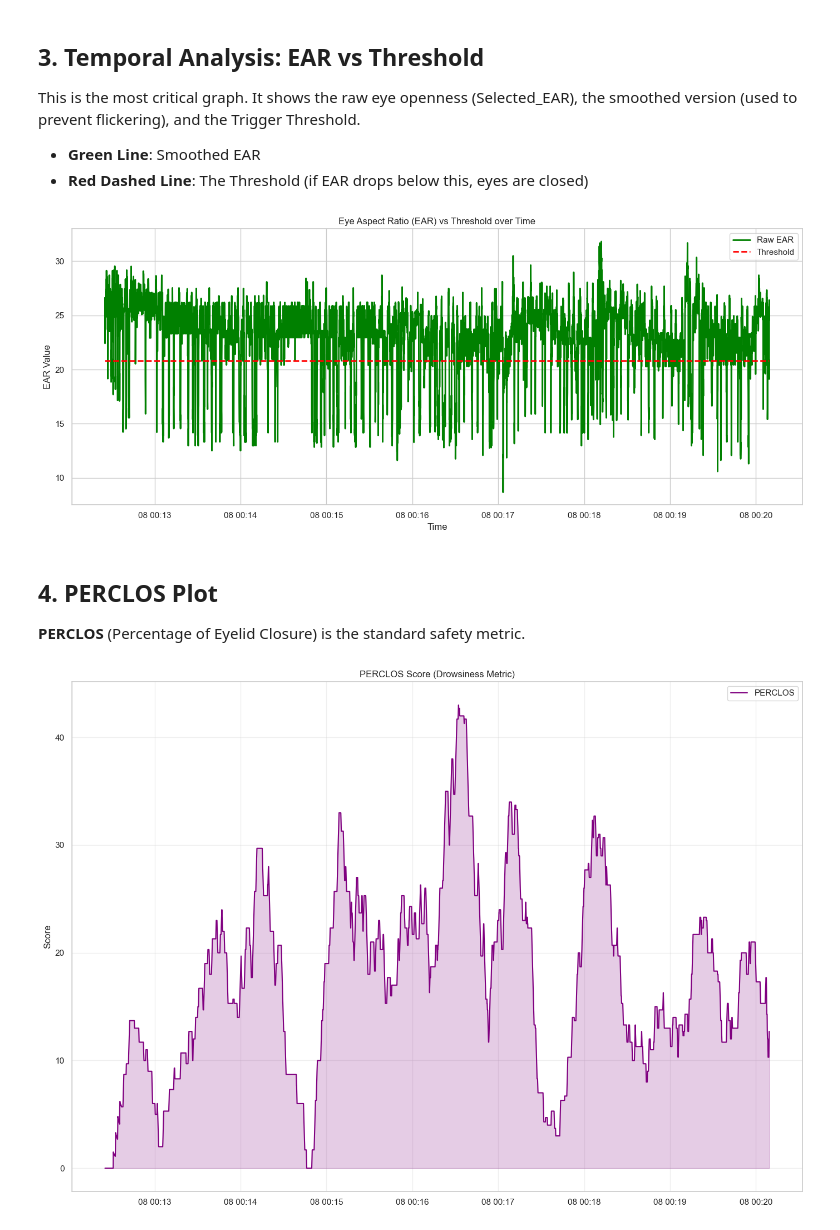
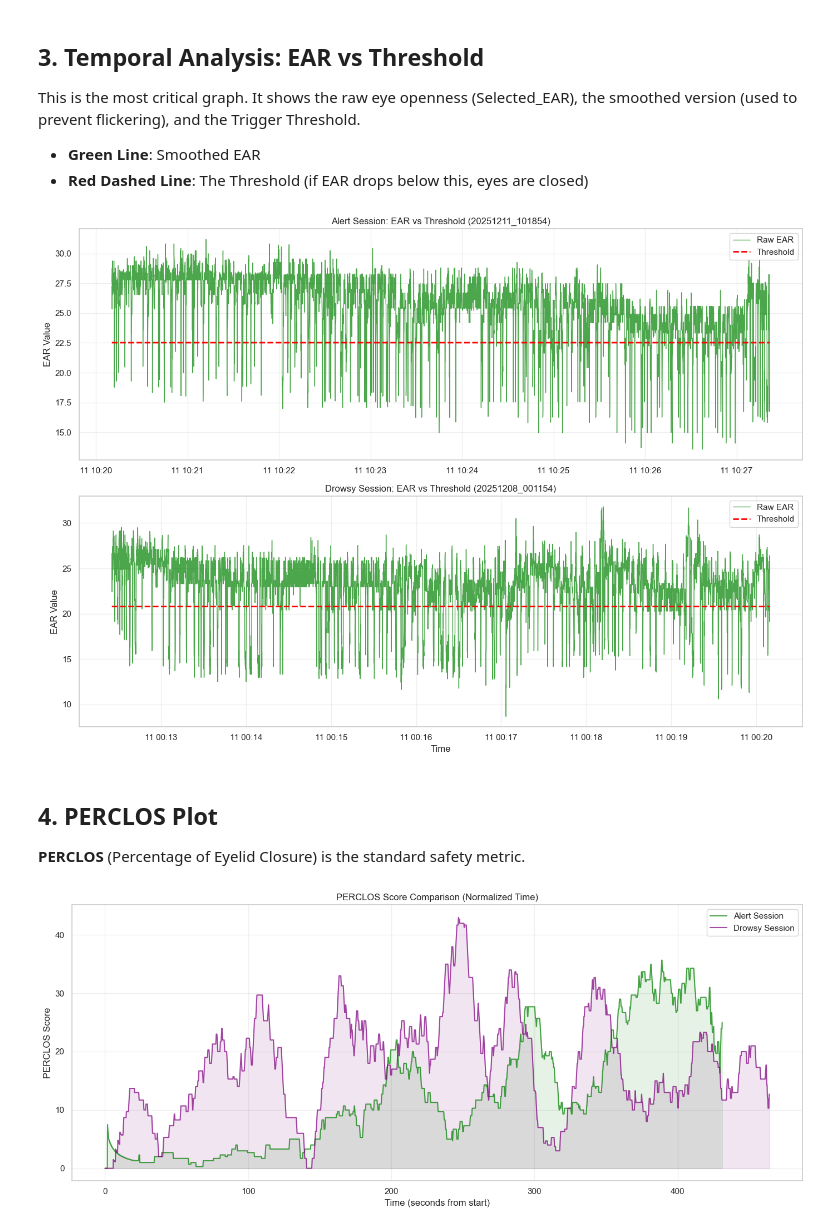
Before and after one commit to jjlukose55/Data_Collection_Final_Project, a Jupyter notebook: DataAnalysis_FinalProject.ipynb, the cells around one changed output. Cells and saved outputs as stored; diff of their text form; code cells hidden in the pictures.

```diff
--- a/DataAnalysis_FinalProject.ipynb
+++ b/DataAnalysis_FinalProject.ipynb
@@ -22,4 +22,9 @@ sns.set_theme(style="whitegrid")
 plt.rcParams['figure.figsize'] = [12, 6]
 # %% [markdown]
 ## 1. Configuration & Data Loading
+# %%
+# --- USER CONFIGURATION ---
+DATA_DIR = './data/'                  # Path to data directory
+ALERT_ID = '20251211_101854'          # ID for Alert Session
+DROWSY_ID = '20251208_001154'         # ID for Drowsy Session
 # %%
@@ -153,37 +238,70 @@ This is the most critical graph. It shows the raw eye openness (Selected_EAR), t
 * **Green Line**: Smoothed EAR
 * **Red Dashed Line**: The Threshold (if EAR drops below this, eyes are closed)
 # %%
-plt.figure(figsize=(14, 6))
+# Create subplots: 2 rows, 1 column to stack the timelines
+fig, axes = plt.subplots(2, 1, figsize=(14, 10))
 
-# Plot Raw EAR (Faint)
-plt.plot(df['Timestamp'], df['Selected_EAR'], label='Raw EAR', color='green', linewidth=2)
+# Alert Session Plot (Top)
+if alert.perclos_df is not None:
+    df = alert.perclos_df
+    # Plot Raw EAR
+    axes[0].plot(df['Timestamp'], df['Selected_EAR'], label='Raw EAR', color='green', linewidth=1, alpha=0.7)
+    # Plot Threshold
+    axes[0].plot(df['Timestamp'], df['Threshold'], label='Threshold', color='red', linestyle='--', linewidth=2)
 
-# Plot Threshold
-plt.plot(df['Timestamp'], df['Threshold'], label='Threshold', color='red', linestyle='--', linewidth=2)
+    axes[0].set_title(f'Alert Session: EAR vs Threshold ({alert.id})')
+    axes[0].set_ylabel('EAR Value')
+    axes[0].legend(loc='upper right')
+    axes[0].grid(True, alpha=0.3)
+else:
+    axes[0].text(0.5, 0.5, 'Alert Data Not Loaded', ha='center')
 
-plt.title('Eye Aspect Ratio (EAR) vs Threshold over Time')
-plt.xlabel('Time')
-plt.ylabel('EAR Value')
-plt.legend()
+# Drowsy Session Plot (Bottom)
+if drowsy.perclos_df is not None:
+    df = drowsy.perclos_df
+    # Plot Raw EAR (Green, slightly transparent to be 'faint')
+    axes[1].plot(df['Timestamp'], df['Selected_EAR'], label='Raw EAR', color='green', linewidth=1, alpha=0.7)
+    # Plot Threshold
+    axes[1].plot(df['Timestamp'], df['Threshold'], label='Threshold', color='red', linestyle='--', linewidth=2)
+
+    axes[1].set_title(f'Drowsy Session: EAR vs Threshold ({drowsy.id})')
+    axes[1].set_xlabel('Time')
+    axes[1].set_ylabel('EAR Value')
+    axes[1].legend(loc='upper right')
+    axes[1].grid(True, alpha=0.3)
+else:
+    axes[1].text(0.5, 0.5, 'Drowsy Data Not Loaded', ha='center')
+
 plt.tight_layout()
 plt.show()
 # %% [output]
-[figure, old version]
+[figure, new version]
 # %% [markdown]
 ## 4. PERCLOS Plot
 **PERCLOS** (Percentage of Eyelid Closure) is the standard safety metric.
 # %%
-fig, ax1 = plt.subplots(1, 1, figsize=(14, 10), sharex=True)
+plt.figure(figsize=(14, 6))
 
-# PERCLOS Plot
-ax1.plot(df['Timestamp'], df['PERCLOS_Score'], label='PERCLOS', color='purple')
-ax1.fill_between(df['Timestamp'], df['PERCLOS_Score'], color='purple', alpha=0.2)
-ax1.set_title("PERCLOS Score (Drowsiness Metric)")
-ax1.legend(loc="upper right")
-ax1.set_ylabel("Score")
-ax1.grid(True, alpha=0.3)
+# Plot Alert Session
+if alert.perclos_df is not None:
+    # Normalize time to start at 0 for comparison
+    t_alert = (alert.perclos_df['Timestamp'] - alert.perclos_df['Timestamp'].min()).dt.total_seconds()
+    plt.plot(t_alert, alert.perclos_df['PERCLOS_Score'], label='Alert Session', color='green', alpha=0.7)
+    plt.fill_between(t_alert, alert.perclos_df['PERCLOS_Score'], color='green', alpha=0.1)
 
+# Plot Drowsy Session
+if drowsy.perclos_df is not None:
+    # Normalize time to start at 0 for comparison
+    t_drowsy = (drowsy.perclos_df['Timestamp'] - drowsy.perclos_df['Timestamp'].min()).dt.total_seconds()
+    plt.plot(t_drowsy, drowsy.perclos_df['PERCLOS_Score'], label='Drowsy Session', color='purple', alpha=0.7)
+    plt.fill_between(t_drowsy, drowsy.perclos_df['PERCLOS_Score'], color='purple', alpha=0.1)
+
+plt.title("PERCLOS Score Comparison (Normalized Time)")
+plt.xlabel("Time (seconds from start)")
+plt.ylabel("PERCLOS Score")
+plt.legend(loc="upper right")
+plt.grid(True, alpha=0.3)
 plt.tight_layout()
 plt.show()
 # %% [output]
-[figure, old version]
+[figure, new version]
```
Also changed, not shown: parts of 18 cells of this notebook, 1 other file.
